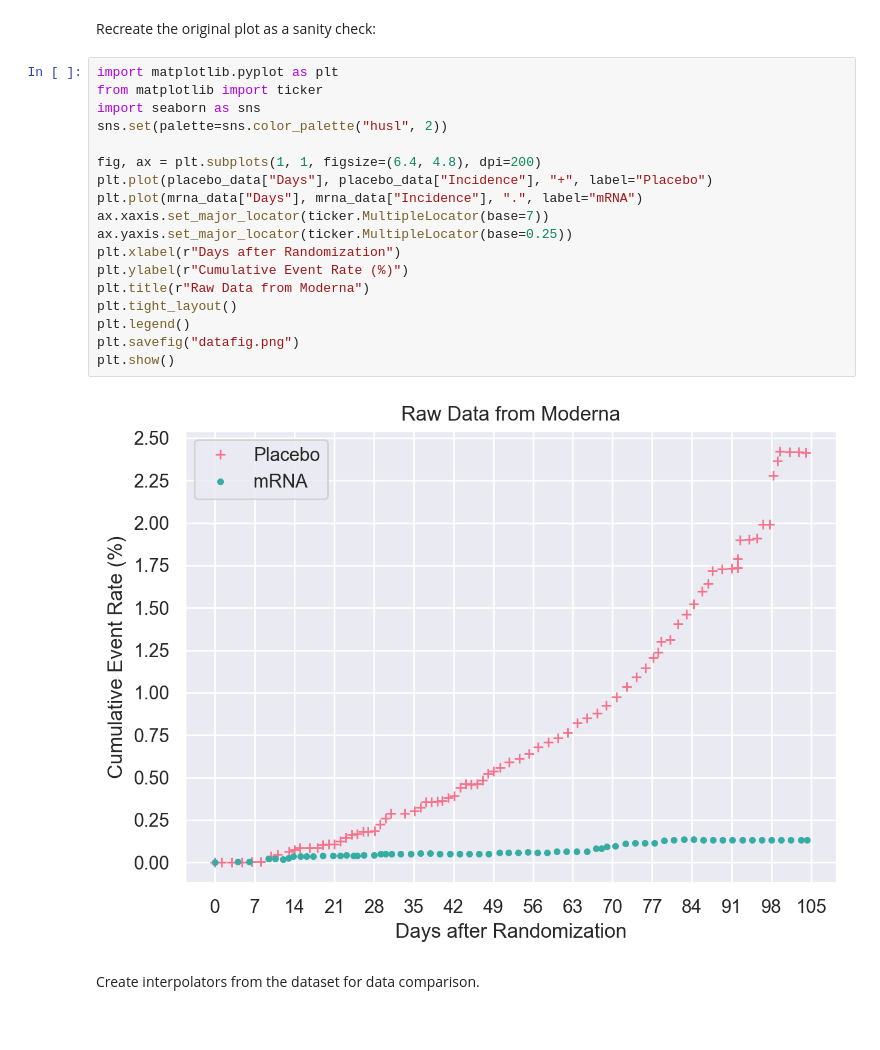
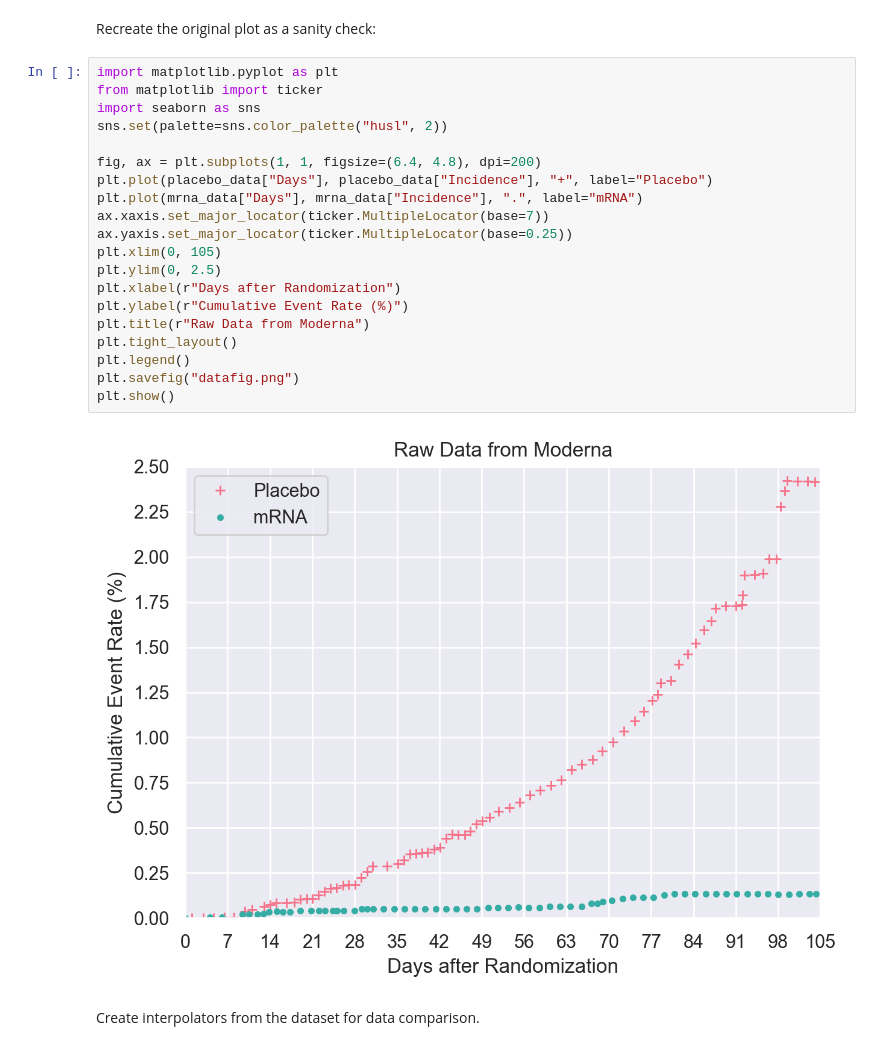
Before and after one commit to peterdsharpe/ModernaVaccineEffectiveness, a Jupyter notebook: analysis.ipynb, the cells around one changed output. Drawn from its saved outputs; the diff is of its cells as text.

```diff
--- a/analysis.ipynb
+++ b/analysis.ipynb
@@ -56,23 +56,25 @@ Recreate the original plot as a sanity check:
 # %%
 import matplotlib.pyplot as plt
 from matplotlib import ticker
 import seaborn as sns
 sns.set(palette=sns.color_palette("husl", 2))
 
 fig, ax = plt.subplots(1, 1, figsize=(6.4, 4.8), dpi=200)
 plt.plot(placebo_data["Days"], placebo_data["Incidence"], "+", label="Placebo")
 plt.plot(mrna_data["Days"], mrna_data["Incidence"], ".", label="mRNA")
 ax.xaxis.set_major_locator(ticker.MultipleLocator(base=7))
 ax.yaxis.set_major_locator(ticker.MultipleLocator(base=0.25))
+plt.xlim(0, 105)
+plt.ylim(0, 2.5)
 plt.xlabel(r"Days after Randomization")
 plt.ylabel(r"Cumulative Event Rate (%)")
 plt.title(r"Raw Data from Moderna")
 plt.tight_layout()
 plt.legend()
 plt.savefig("datafig.png")
 plt.show()
 # %% [output]
-[figure, old version]
+[figure, new version]
 # %% [markdown]
 Create interpolators from the dataset for data comparison.
 # %%
```
Also changed, not shown: parts of 1 cell of this notebook, 2 other files.
